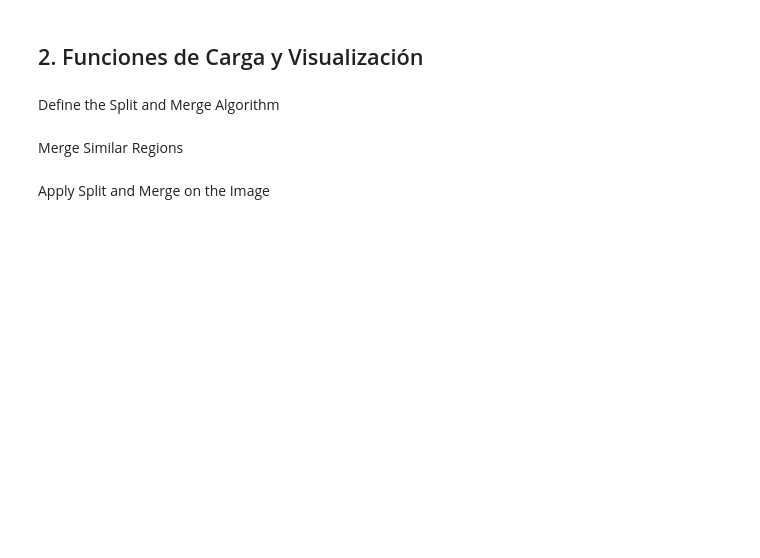
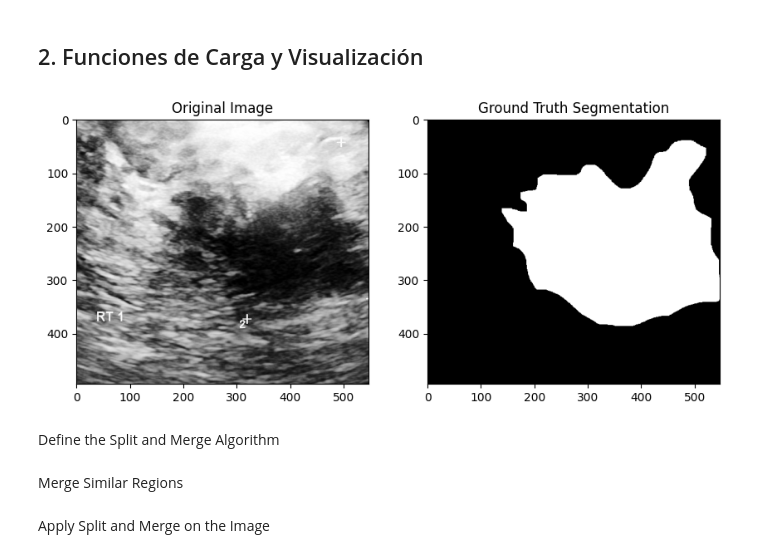
Before and after one commit to eni2910/evaluacion-de-segmentacion, a Jupyter notebook: notebooks/tarea.ipynb, the cells around one changed output. Cells and saved outputs as stored; diff of their text form; code cells hidden in the pictures; blank space fills up the shorter version.

```diff
--- a/notebooks/tarea.ipynb
+++ b/notebooks/tarea.ipynb
@@ -30,3 +16,29 @@ plt.show()
+# %%
+
+
+# Load the original image (to be segmented)
+original_image = cv2.imread("../dataset/malignant/malignant (2).png", cv2.IMREAD_GRAYSCALE)
+
+# Load the ground truth segmentation
+ground_truth = cv2.imread("../dataset/malignant/malignant (2)_mask.png", cv2.IMREAD_GRAYSCALE)
+
+# Normalize the original image for better contrast
+original_image = cv2.equalizeHist(original_image)
+
+# Display the images
+plt.figure(figsize=(10, 5))
+
+plt.subplot(1, 2, 1)
+plt.imshow(original_image, cmap='gray')
+plt.title("Original Image")
+
+plt.subplot(1, 2, 2)
+plt.imshow(ground_truth, cmap='gray')
+plt.title("Ground Truth Segmentation")
+
+plt.show()
+# %% [output]
+[figure, added]
 # %% [markdown]
 Define the Split and Merge Algorithm
 # %%
```
Also changed, not shown: parts of 7 cells of this notebook.
